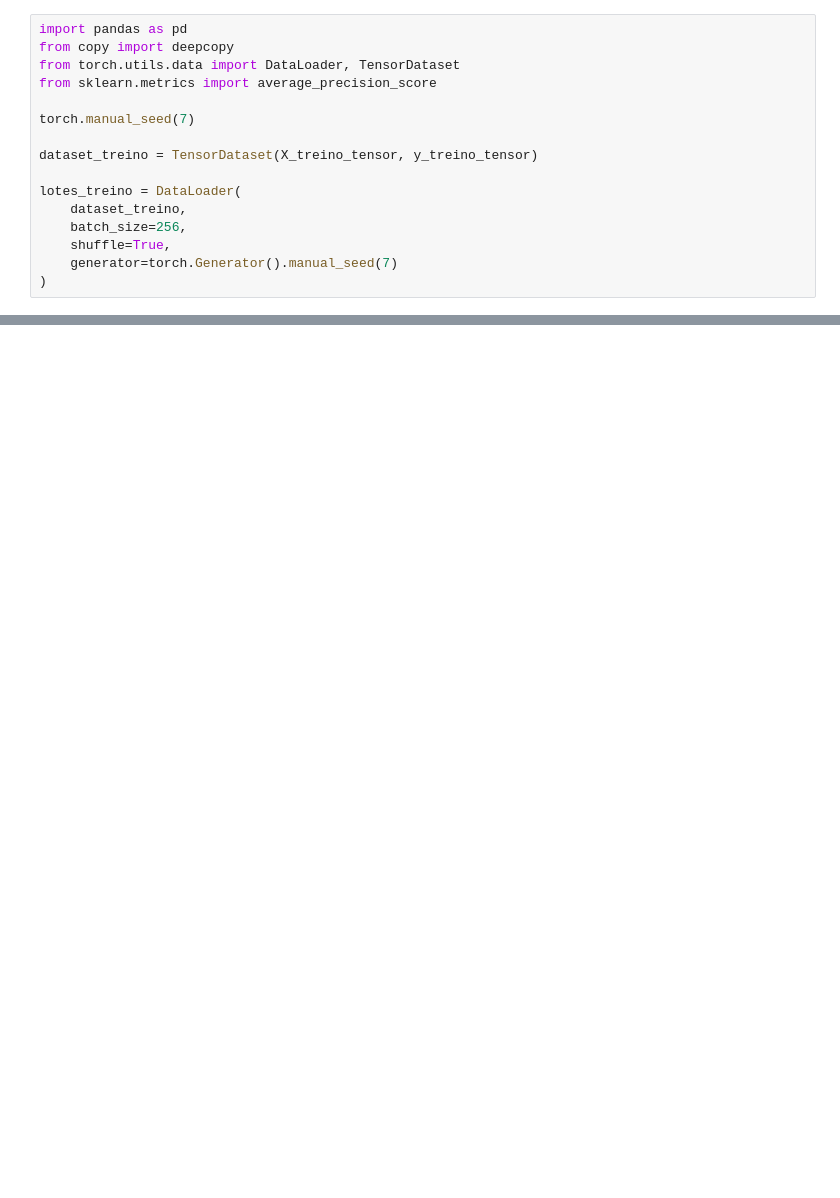
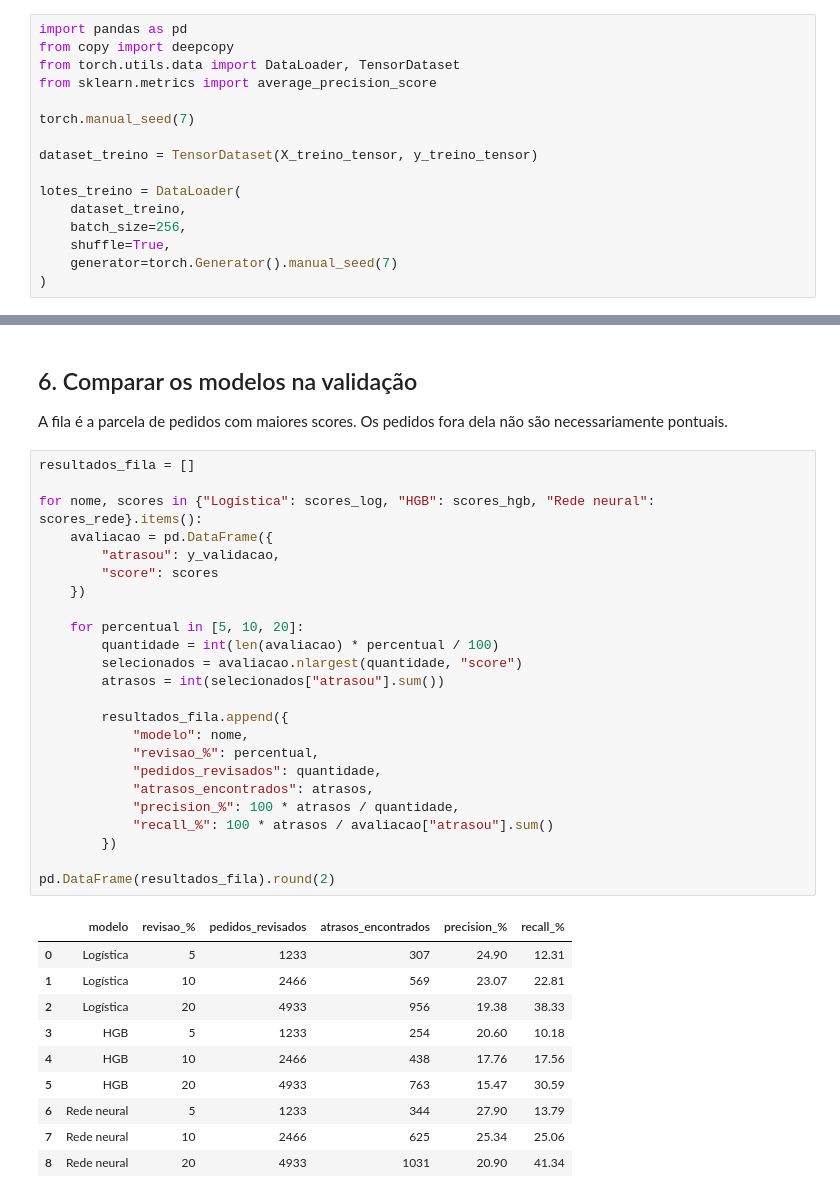
Before and after one commit to ProjetoBootcampTCS/EntregaCerta-AI, a Jupyter notebook: Notebooks/02_treinamento_modelos.ipynb, the cells around one changed output, grey strips where cells are left out. Drawn from its saved outputs; the diff is of its cells as text; blank space fills up the shorter version.

```diff
--- a/Notebooks/02_treinamento_modelos.ipynb
+++ b/Notebooks/02_treinamento_modelos.ipynb
@@ -606,0 +501,39 @@ print("Modelo corresponde aos resultados apresentados.")
+# %% [markdown]
+## 6. Comparar os modelos na validação
+
+A fila é a parcela de pedidos com maiores scores. Os pedidos fora dela não são necessariamente pontuais.
+# %%
+resultados_fila = []
+
+for nome, scores in {"Logística": scores_log, "HGB": scores_hgb, "Rede neural": scores_rede}.items():
+    avaliacao = pd.DataFrame({
+        "atrasou": y_validacao,
+        "score": scores
+    })
+
+    for percentual in [5, 10, 20]:
+        quantidade = int(len(avaliacao) * percentual / 100)
+        selecionados = avaliacao.nlargest(quantidade, "score")
+        atrasos = int(selecionados["atrasou"].sum())
+
+        resultados_fila.append({
+            "modelo": nome,
+            "revisao_%": percentual,
+            "pedidos_revisados": quantidade,
+            "atrasos_encontrados": atrasos,
+            "precision_%": 100 * atrasos / quantidade,
+            "recall_%": 100 * atrasos / avaliacao["atrasou"].sum()
+        })
+
+pd.DataFrame(resultados_fila).round(2)
+# %% [output]
+|  | modelo | revisao_% | pedidos_revisados | atrasos_encontrados | precision_% | recall_% |
+| 0 | Logística | 5 | 1233 | 307 | 24.90 | 12.31 |
+| 1 | Logística | 10 | 2466 | 569 | 23.07 | 22.81 |
+| 2 | Logística | 20 | 4933 | 956 | 19.38 | 38.33 |
+| 3 | HGB | 5 | 1233 | 254 | 20.60 | 10.18 |
+| 4 | HGB | 10 | 2466 | 438 | 17.76 | 17.56 |
+| 5 | HGB | 20 | 4933 | 763 | 15.47 | 30.59 |
+| 6 | Rede neural | 5 | 1233 | 344 | 27.90 | 13.79 |
+| 7 | Rede neural | 10 | 2466 | 625 | 25.34 | 25.06 |
+| 8 | Rede neural | 20 | 4933 | 1031 | 20.90 | 41.34 |
```
Also changed, not shown: parts of 97 cells of this notebook, 5 other files.
